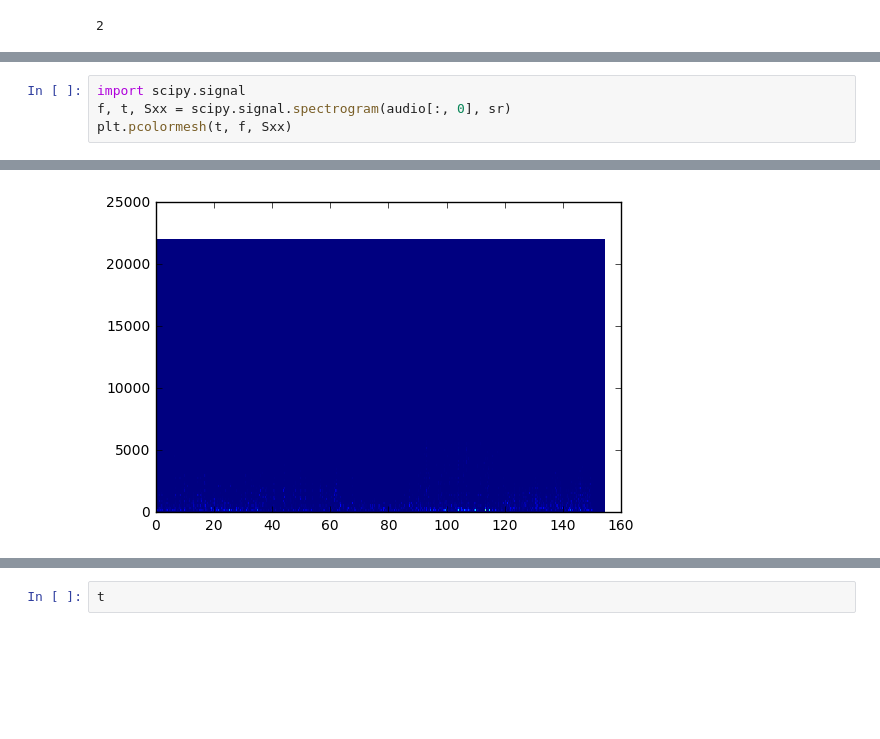
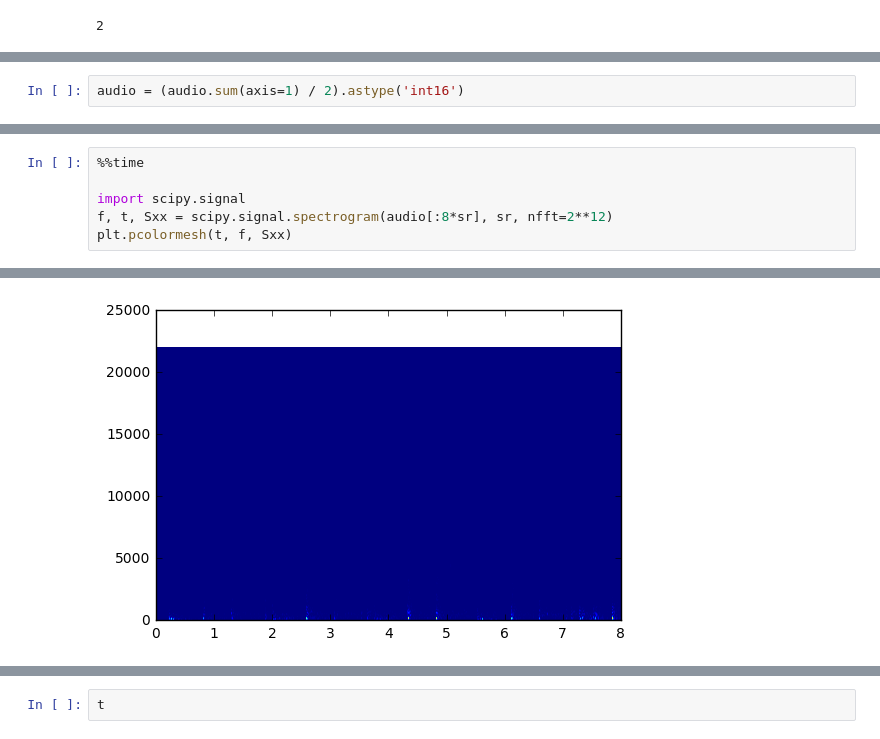
Before and after one commit to dantegates/music-rec, a Jupyter notebook: notebooks/explore-features.ipynb, the cells around one changed output, grey strips where cells are left out. Cells and saved outputs as stored; diff of their text form; blank space fills up the shorter version.

```diff
--- a/notebooks/explore-features.ipynb
+++ b/notebooks/explore-features.ipynb
@@ -29,3 +29,5 @@ array([[ 0,  0],
+# %%
+audio = (audio.sum(axis=1) / 2).astype('int16')
 # %%
 import matplotlib.pyplot as plt
 %matplotlib inline
@@ -41,5 +43,7 @@ plt.plot(audio[:, 0] / 2**15)
 # %%
+%%time
+
 import scipy.signal
-f, t, Sxx = scipy.signal.spectrogram(audio[:, 0], sr)
+f, t, Sxx = scipy.signal.spectrogram(audio[:8*sr], sr, nfft=2**12)
 plt.pcolormesh(t, f, Sxx)
 # %% [output]
@@ -47 +52 @@ plt.pcolormesh(t, f, Sxx)
-[figure, old version]
+[figure, new version]
```
Also changed, not shown: parts of 23 cells of this notebook.
